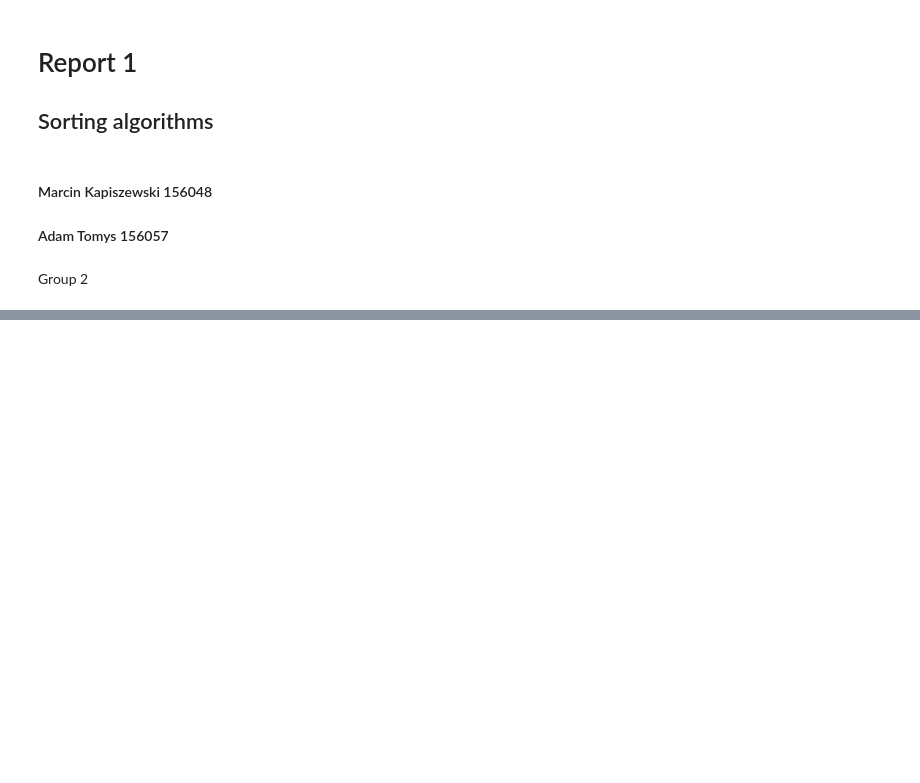
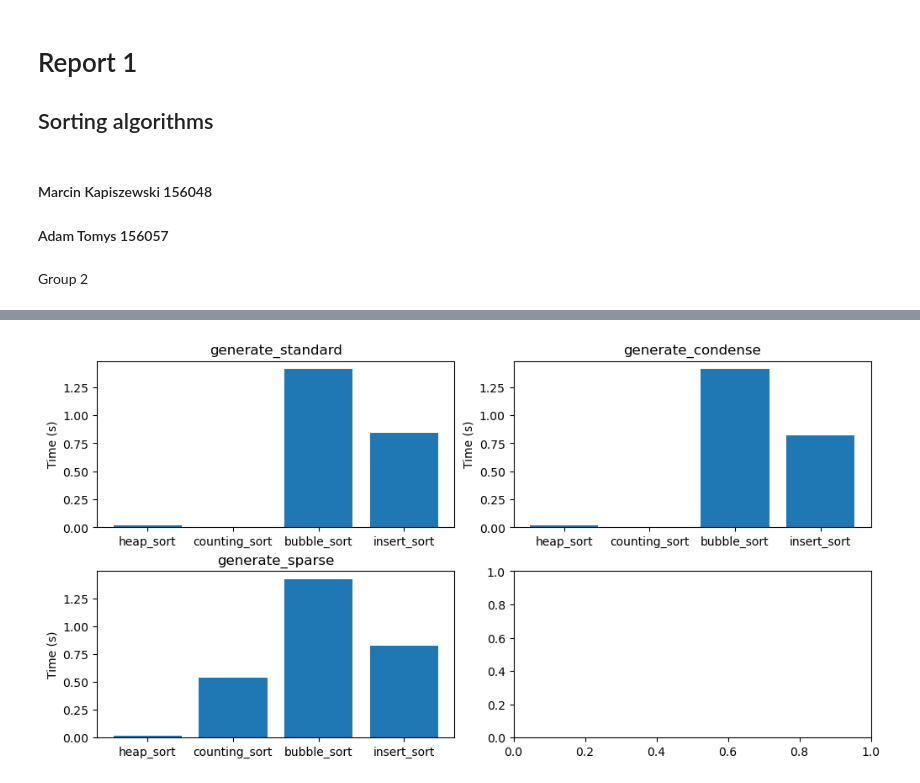
Before and after one commit to adamtms/algorithms_and_data_structures, a Jupyter notebook: Project1/report.ipynb, the cells around one changed output, grey strips where cells are left out. Cells and saved outputs as stored; diff of their text form; code cells hidden in the pictures; blank space fills up the shorter version.

```diff
--- a/Project1/report.ipynb
+++ b/Project1/report.ipynb
@@ -65,0 +58,4 @@ times
+# %%
+compare_sorting_times(INPUT_DENSITIES, times, 2)
+# %% [output]
+[figure, added]
```
Also changed, not shown: parts of 8 cells of this notebook, 4 other files.
